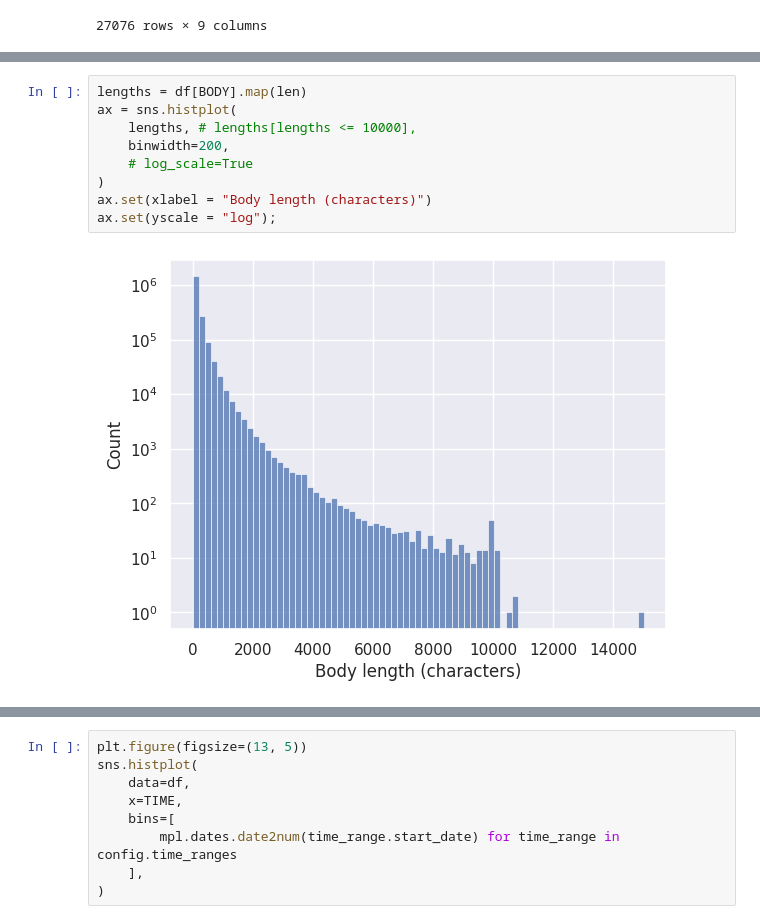
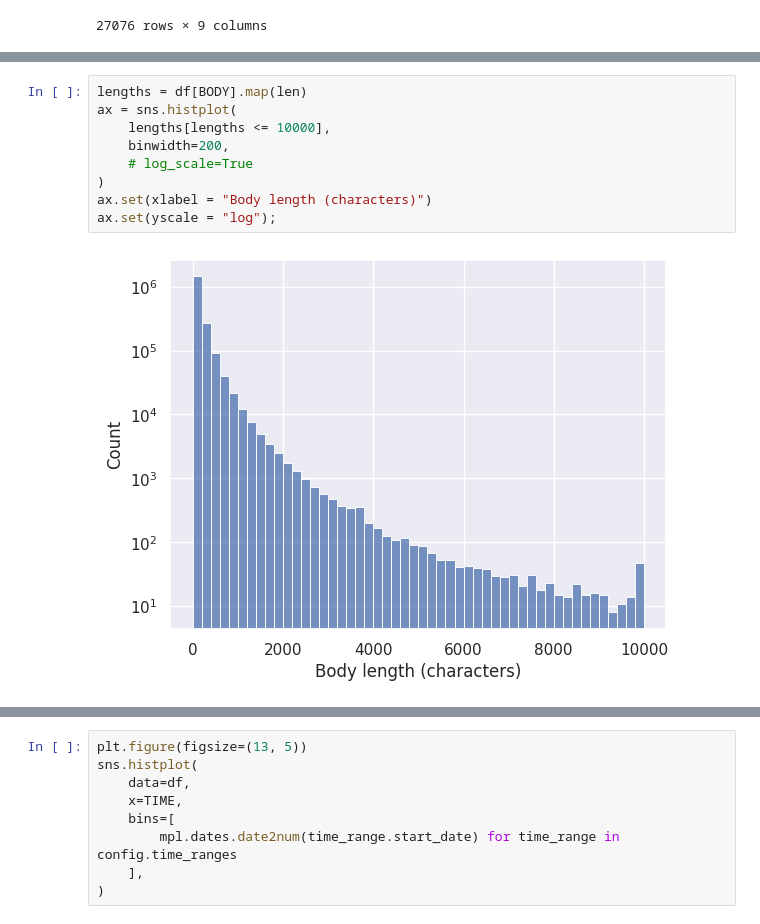
Before and after one commit to gems-cyberlang/cyberlang-learning, a Jupyter notebook: data-collection/praw-playground.ipynb, the cells around one changed output, grey strips where cells are left out. Cells and saved outputs as stored; diff of their text form.

```diff
--- a/data-collection/praw-playground.ipynb
+++ b/data-collection/praw-playground.ipynb
@@ -209,12 +211,12 @@ matched_rows
 # %%
 lengths = df[BODY].map(len)
 ax = sns.histplot(
-    lengths, # lengths[lengths <= 10000],
+    lengths[lengths <= 10000],
     binwidth=200,
     # log_scale=True
 )
 ax.set(xlabel = "Body length (characters)")
 ax.set(yscale = "log");
 # %% [output]
-[figure, old version]
+[figure, new version]
 # %%
```
Also changed, not shown: parts of 20 cells of this notebook, 3 other files.
